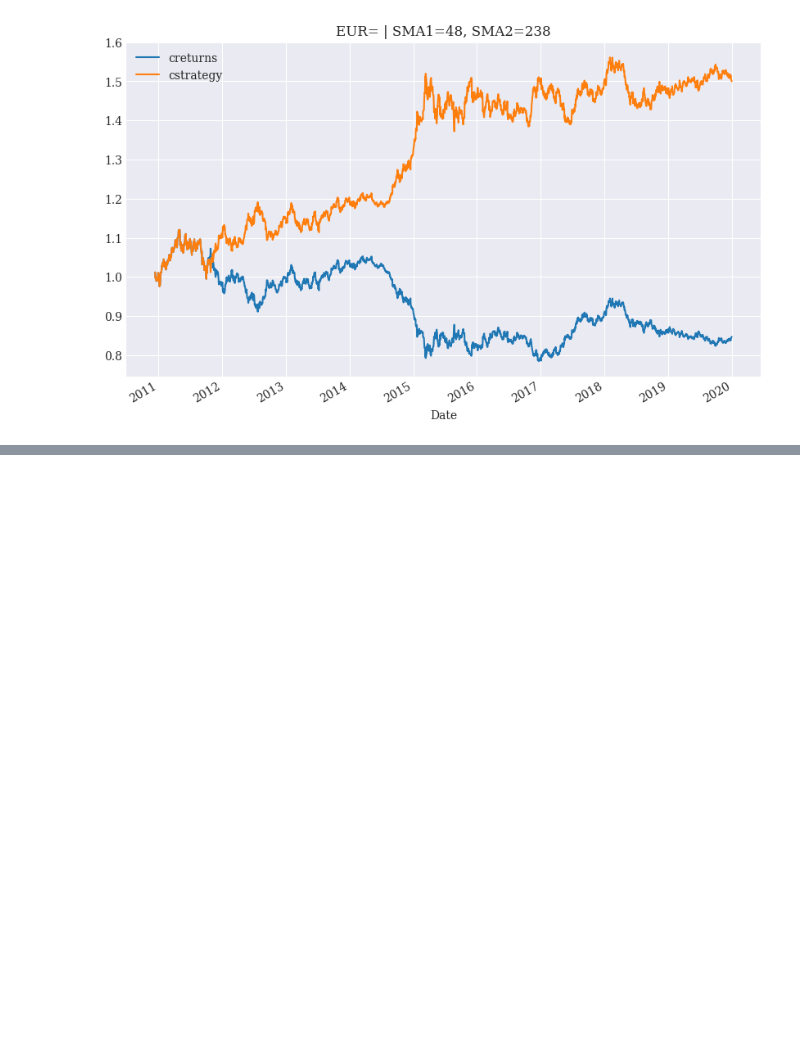
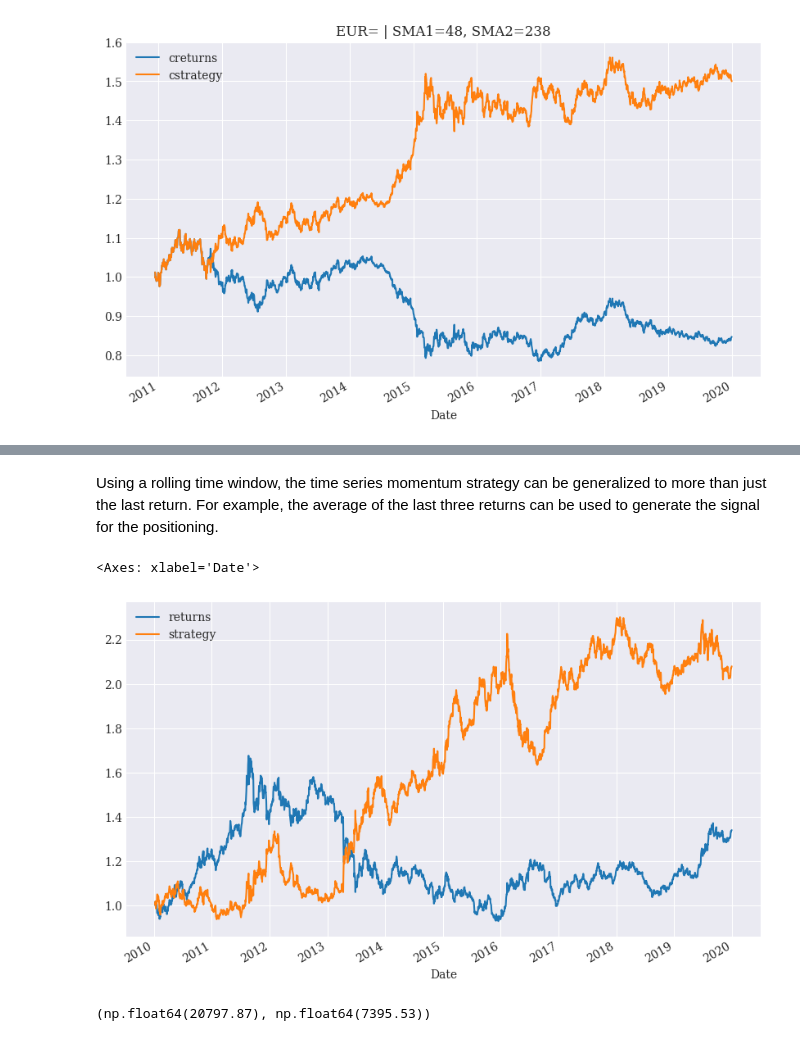
Before and after one commit to thangtm58/trading_algorithm, a Jupyter notebook: bot.ipynb, the cells around one changed output, grey strips where cells are left out. Saved outputs shown, nothing was run; the diff lists cells and outputs as text; code cells hidden in the pictures; blank space fills up the shorter version.

```diff
--- a/bot.ipynb
+++ b/bot.ipynb
@@ -161,0 +207,10 @@ smabt.plot_results()
+# %% [markdown]
+Using a rolling time window, the time series momentum strategy can be generalized to more than just the last return. For example, the average of the last three returns can be used to generate the signal for the positioning.
+# %%
+data['position'] = np.sign(data['returns'].rolling(3).mean())
+data['strategy'] = data['position'].shift(1) * data['returns']
+data[['returns', 'strategy']].dropna().cumsum(
+                 ).apply(np.exp).plot(figsize=(10, 6))
+# %% [output]
+<Axes: xlabel='Date'>
+[figure, added]
@@ -161,0 +219,5 @@ smabt.plot_results()
+# %%
+mombt = Mom('XAU=', '2010-1-1', '2019-12-31', 10000, 0.0)
+mombt.run_strategy(momentum=3)
+# %% [output]
+(np.float64(20797.87), np.float64(7395.53))
```
Also changed, not shown: parts of 13 cells of this notebook.
